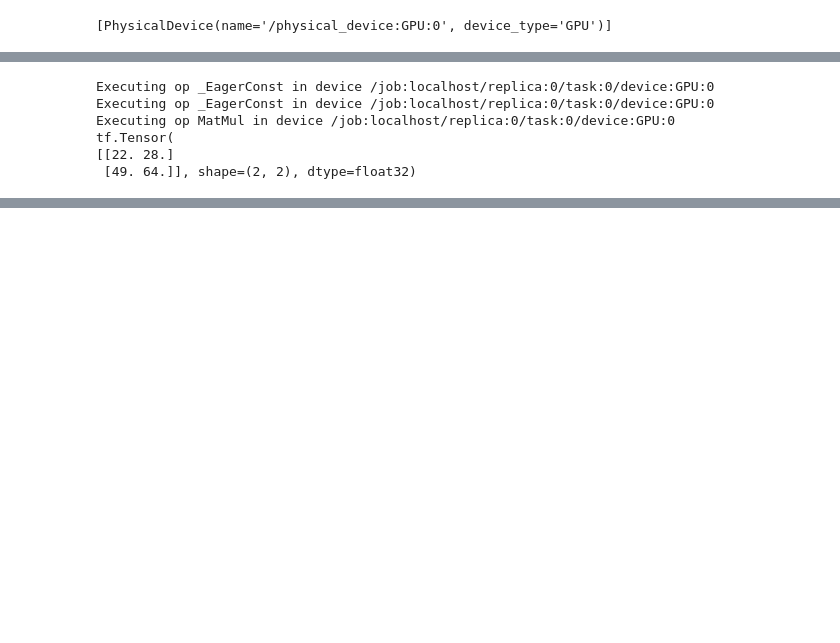
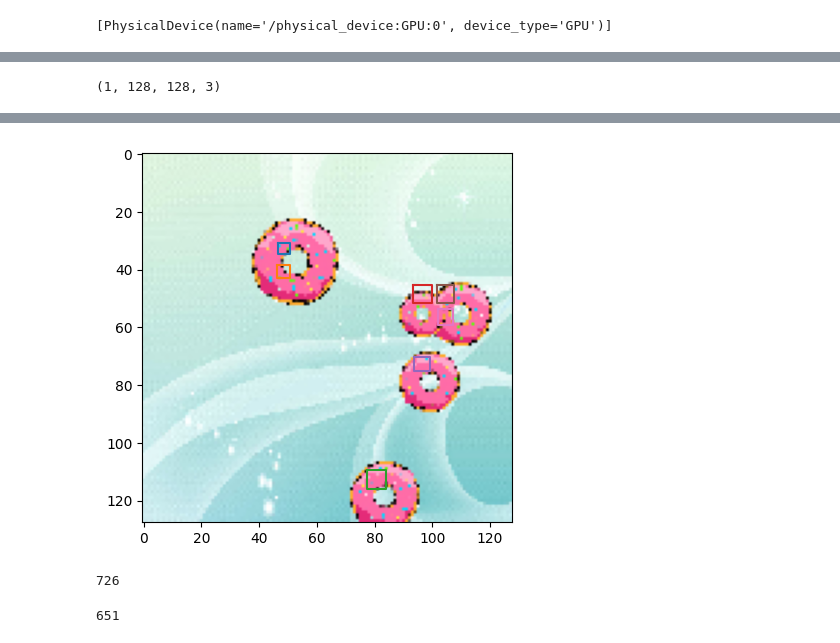
Before and after one commit to jay-dit/YOLOv3, a Jupyter notebook: tests.ipynb, the cells around one changed output, grey strips where cells are left out. Saved outputs shown, nothing was run; the diff lists cells and outputs as text; code cells hidden in the pictures; blank space fills up the shorter version.

```diff
--- a/tests.ipynb
+++ b/tests.ipynb
@@ -7,10 +7,10 @@ tf.config.list_physical_devices('GPU')
 # %% [output]
 [PhysicalDevice(name='/physical_device:GPU:0', device_type='GPU')]
 # %%
-model = yl.build_model(512, 512, 1, 1)
+model = yl.build_model(128, 128, 1, 1)
 optimizer = tf.keras.optimizers.Adam(learning_rate=0.00005)
 loss = tf.keras.losses.MeanSquaredError(reduction="auto", name="mean_squared_error")
-model.compile(loss="categorical_crossentropy", optimizer=optimizer,metrics=["accuracy"])
+model.compile(loss=loss, optimizer=optimizer,metrics=["accuracy"])
 # %%
 x = np.load('data/X.npy')
 y = np.load('data/Y.npy')
@@ -30,16 +48,28 @@ Error:
-# %%
-tf.debugging.set_log_device_placement(True)
-
-# Create some tensors
-a = tf.constant([[1.0, 2.0, 3.0], [4.0, 5.0, 6.0]])
-b = tf.constant([[1.0, 2.0], [3.0, 4.0], [5.0, 6.0]])
-c = tf.matmul(a, b)
-
-print(c)
-# %% [output]
-Executing op _EagerConst in device /job:localhost/replica:0/task:0/device:GPU:0
-Executing op _EagerConst in device /job:localhost/replica:0/task:0/device:GPU:0
-Executing op MatMul in device /job:localhost/replica:0/task:0/device:GPU:0
-tf.Tensor(
-[[22. 28.]
- [49. 64.]], shape=(2, 2), dtype=float32)
+# %%
+X_test[:1].shape
+# %% [output]
+(1, 128, 128, 3)
+# %%
+import numpy as np
+import matplotlib.pyplot as plt
+ind = int(np.random.randint(1,1000,1)[0])
+x_t = X_test[ind:ind+1]
+y_predict = model.predict(x_t)
+# y_predict = y_test[ind:ind+1]
+sigm = lambda x: 1/(1+np.e**(-x))
+s = []
+for x in range(16):
+    for y in range(16):
+        pred = y_predict[0][y,x]
+        if pred[4] > 0.2:
+            # print(pred,x*(128/16),y*(128/16))
+            X = sigm(pred[0]) + x*(128/16)
+            Y = sigm(pred[1]) + y*(128/16)
+            W = 7*np.e**pred[2]
+            H = 7*np.e**pred[3]
+            s.append([[X-W/2,X+W/2,X+W/2,X-W/2,X-W/2],[Y-H/2,Y-H/2,Y+H/2,Y+H/2,Y-H/2]])
+
+plt.imshow(x_t[0][:,:,::-1])
+for i in range(len(s)):
+    plt.plot(s[i][0],s[i][1])
+# %% [output]
@@ -45,0 +77,9 @@ tf.Tensor(
+[figure, added]
+# %%
+726 651
+# %% [output]
+726
+# %%
+ind
+# %% [output]
+651
```
Also changed, not shown: parts of 2 cells of this notebook, 2 other files.
